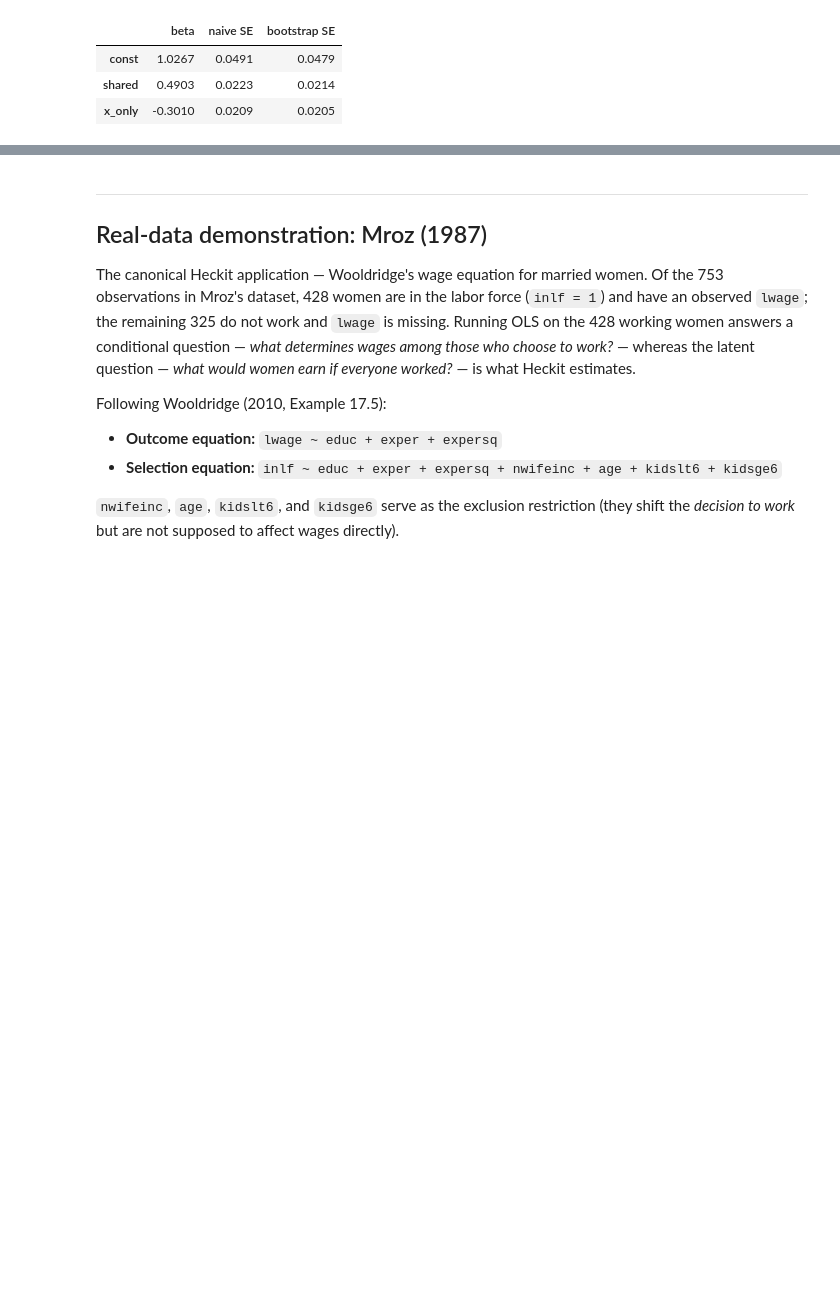
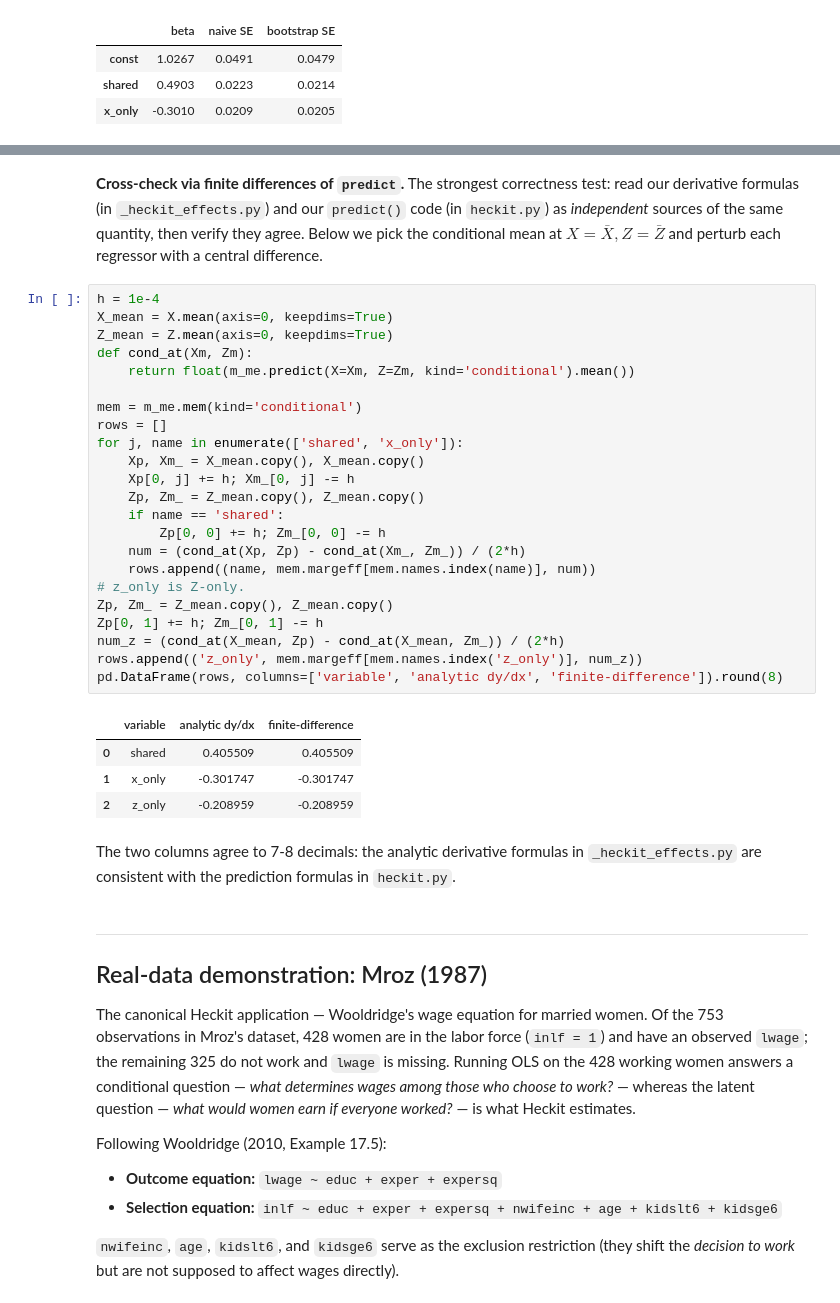
Before and after one commit to Ramis-Paygin/censored-truncated-regression, a Jupyter notebook: examples/06_heckit.ipynb, the cells around one changed output, grey strips where cells are left out. Cells and saved outputs as stored; diff of their text form; blank space fills up the shorter version.

```diff
--- a/examples/06_heckit.ipynb
+++ b/examples/06_heckit.ipynb
@@ -209,3 +372,35 @@ pd.DataFrame({
+# %% [markdown]
+**Cross-check via finite differences of `predict`.** The strongest correctness test: read our derivative formulas (in `_heckit_effects.py`) and our `predict()` code (in `heckit.py`) as *independent* sources of the same quantity, then verify they agree. Below we pick the conditional mean at $X=\bar X, Z=\bar Z$ and perturb each regressor with a central difference.
+# %%
+h = 1e-4
+X_mean = X.mean(axis=0, keepdims=True)
+Z_mean = Z.mean(axis=0, keepdims=True)
+def cond_at(Xm, Zm):
+    return float(m_me.predict(X=Xm, Z=Zm, kind='conditional').mean())
+
+mem = m_me.mem(kind='conditional')
+rows = []
+for j, name in enumerate(['shared', 'x_only']):
+    Xp, Xm_ = X_mean.copy(), X_mean.copy()
+    Xp[0, j] += h; Xm_[0, j] -= h
+    Zp, Zm_ = Z_mean.copy(), Z_mean.copy()
+    if name == 'shared':
+        Zp[0, 0] += h; Zm_[0, 0] -= h
+    num = (cond_at(Xp, Zp) - cond_at(Xm_, Zm_)) / (2*h)
+    rows.append((name, mem.margeff[mem.names.index(name)], num))
+# z_only is Z-only.
+Zp, Zm_ = Z_mean.copy(), Z_mean.copy()
+Zp[0, 1] += h; Zm_[0, 1] -= h
+num_z = (cond_at(X_mean, Zp) - cond_at(X_mean, Zm_)) / (2*h)
+rows.append(('z_only', mem.margeff[mem.names.index('z_only')], num_z))
+pd.DataFrame(rows, columns=['variable', 'analytic dy/dx', 'finite-difference']).round(8)
+# %% [output]
+|  | variable | analytic dy/dx | finite-difference |
+| 0 | shared | 0.405509 | 0.405509 |
+| 1 | x_only | -0.301747 | -0.301747 |
+| 2 | z_only | -0.208959 | -0.208959 |
+# %% [markdown]
+The two columns agree to 7-8 decimals: the analytic derivative formulas in `_heckit_effects.py` are consistent with the prediction formulas in `heckit.py`.
 # %% [markdown]
 ---
 ## Real-data demonstration: Mroz (1987)
```
Also changed, not shown: parts of 13 cells of this notebook, 15 other files.
